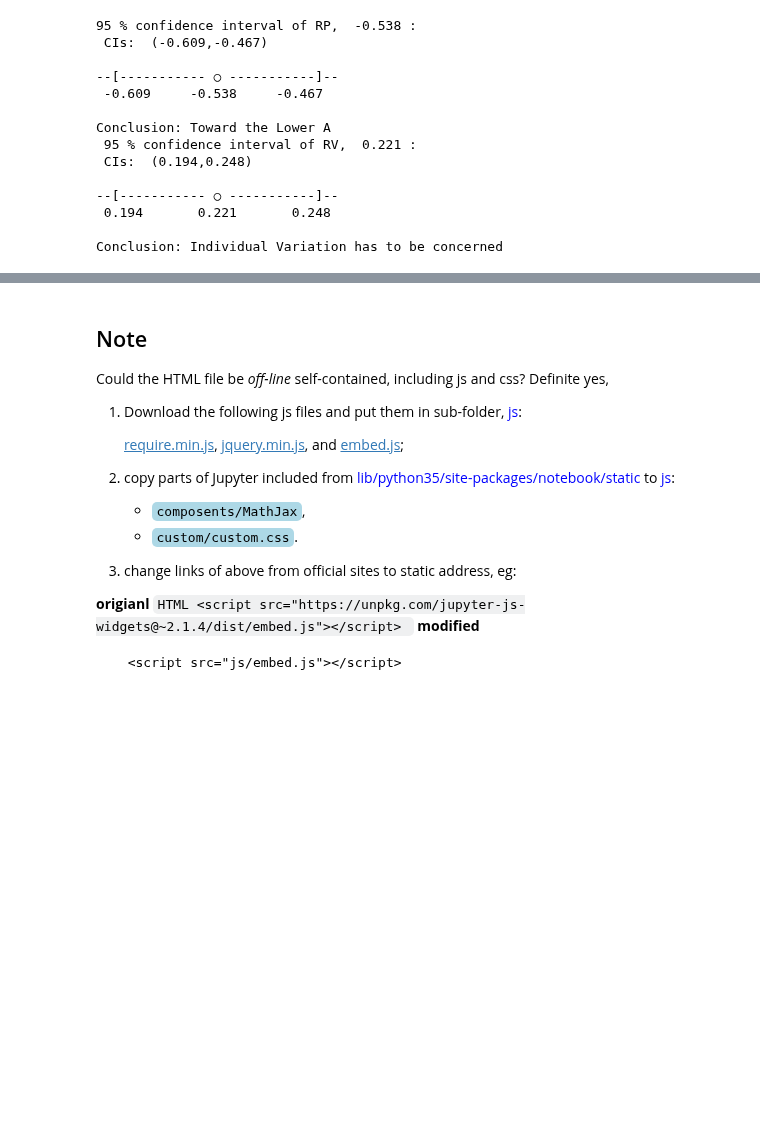
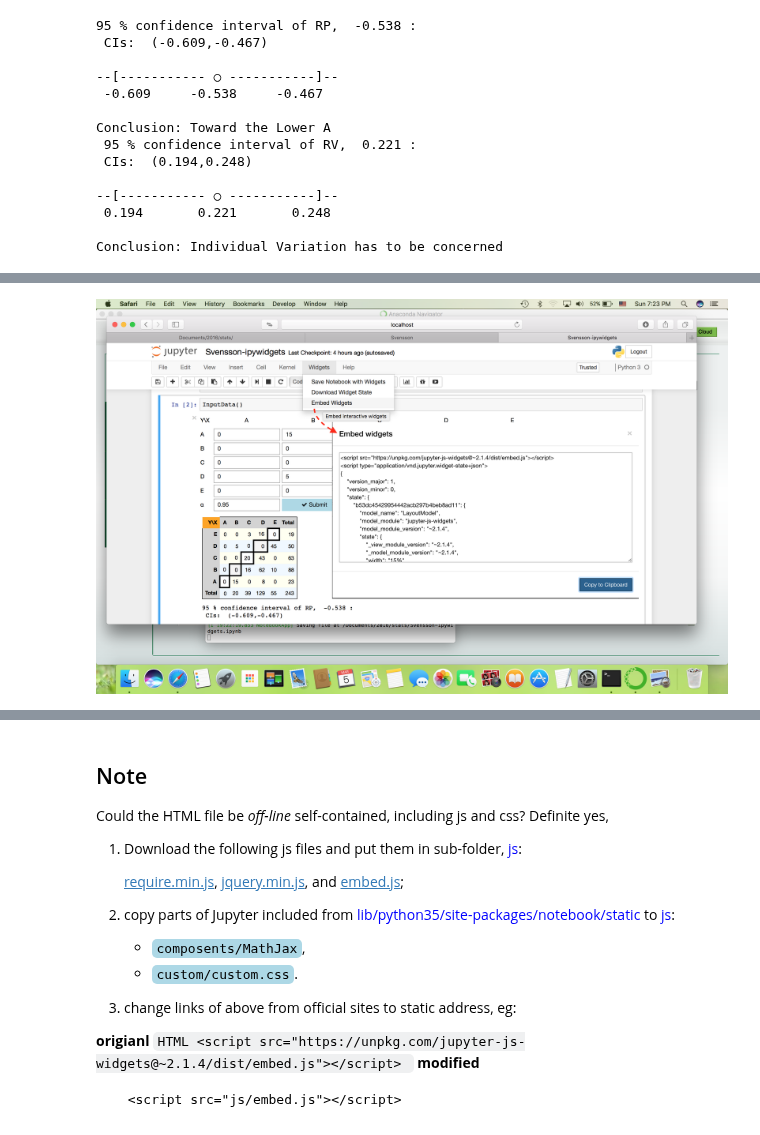
Before and after one commit to cchuang2009/2016-1, a Jupyter notebook: Math/5/Svensson-ipywidgets.ipynb, the cells around one changed output, grey strips where cells are left out. Drawn from its saved outputs; the diff is of its cells as text; code cells hidden in the pictures; blank space fills up the shorter version.

```diff
--- a/Math/5/Svensson-ipywidgets.ipynb
+++ b/Math/5/Svensson-ipywidgets.ipynb
@@ -71,3 +72,7 @@ Since IPyWidgets-5 (dev) with IPython ( $\ge$ 4.2), we can get the code from mai
+# %%
+Image("imgs/ipywidgets-1.png")
+# %% [output]
+[figure, added]
 # %% [markdown]
 Where tehe codes being embedded
 ---
```
Also changed, not shown: parts of 4 cells of this notebook.
